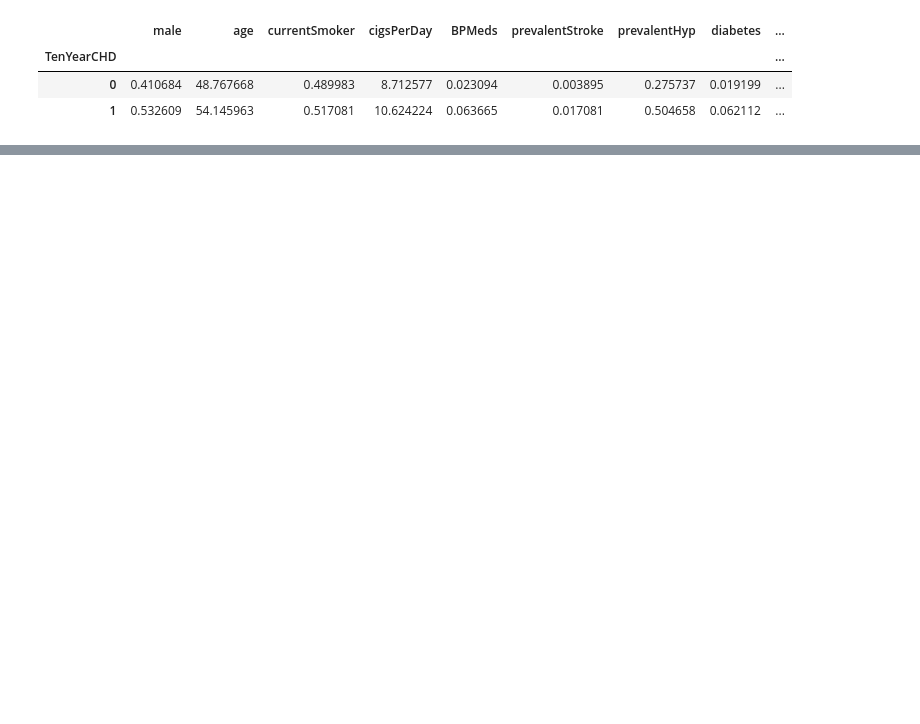
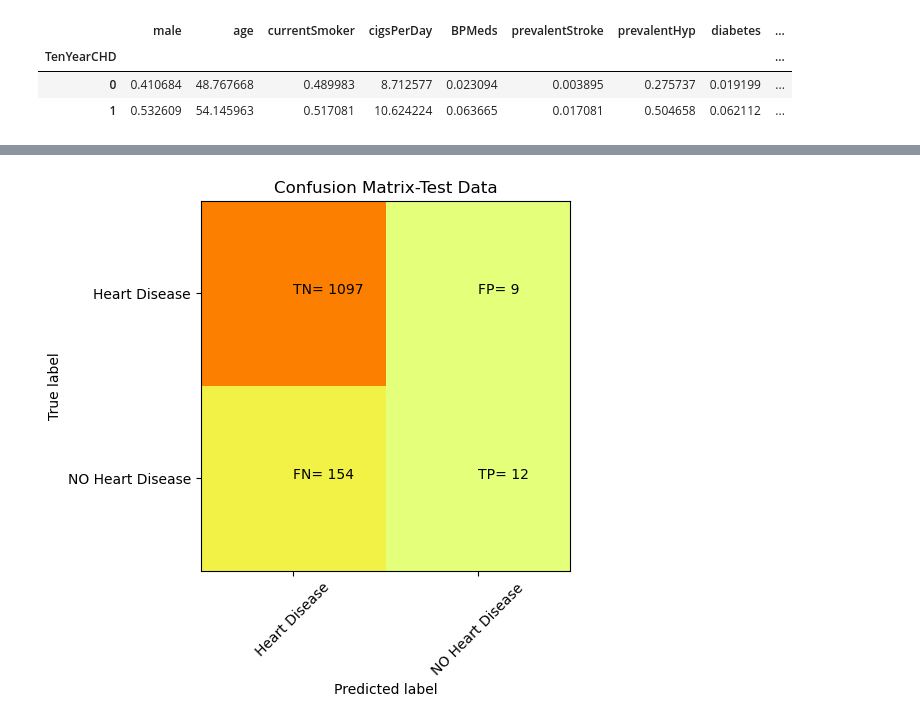
Before and after one commit to pradheepg/Heart_Disease_Prediction, a Jupyter notebook: heart_disease.ipynb, the cells around one changed output, grey strips where cells are left out. Cells and saved outputs as stored; diff of their text form; code cells hidden in the pictures; blank space fills up the shorter version.

```diff
--- a/heart_disease.ipynb
+++ b/heart_disease.ipynb
@@ -111,0 +253,25 @@ ds.groupby('TenYearCHD').mean()
+# %%
+# Displaying an image of the confusion matrix with the Wistia color map
+plt.imshow(cm, interpolation='nearest', cmap=plt.cm.Wistia)
+
+# Creating a list of class names and setting the title, x-label and y-label of the plot
+classNames = ['Heart Disease', 'NO Heart Disease']
+plt.title('Confusion Matrix-Test Data')
+plt.ylabel('True label')
+plt.xlabel('Predicted label')
+
+# Setting the ticks and labels for the x and y axes
+tick_marks = np.arange(2)
+plt.xticks(tick_marks, classNames, rotation=45)
+plt.yticks(tick_marks, classNames)
+
+# Adding the values of True Negatives, False Positives, False Negatives and True Positives to the plot
+s = [['TN','FP'],['FN','TP']]
+for i in range(2):
+    for j in range(2):
+        plt.text(j, i, str(s[i][j])+"= "+str(cm[i][j]))
+
+# Displaying the plot
+plt.show()
+# %% [output]
+[figure, added]
```
Also changed, not shown: parts of 20 cells of this notebook.
